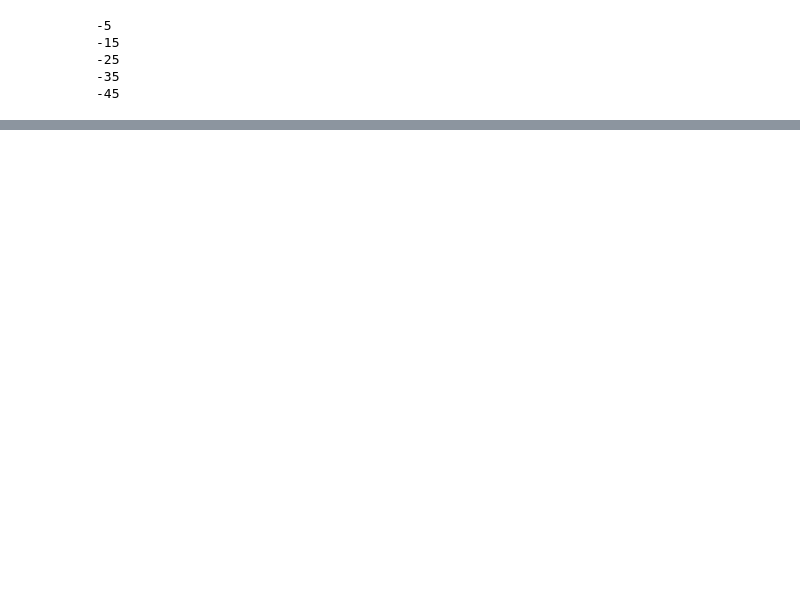
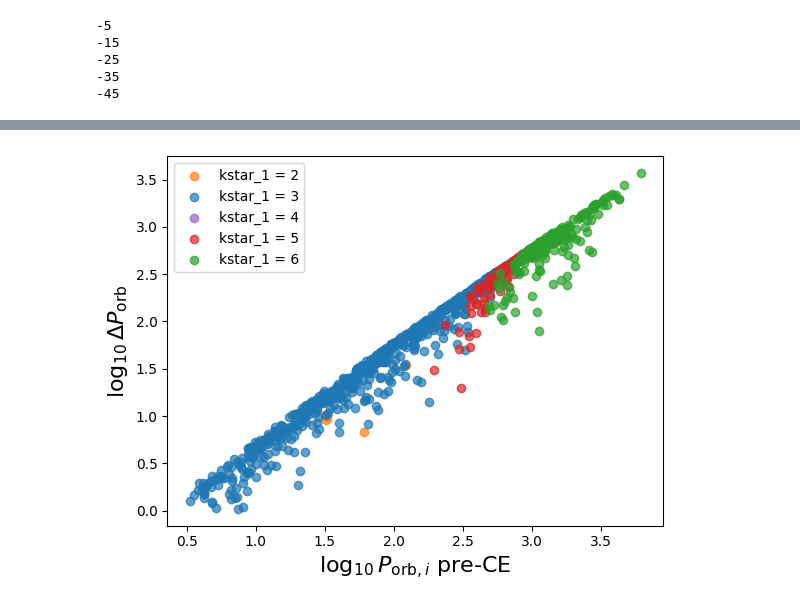
Before and after one commit to RunqiuYe/binary-evolution, a Jupyter notebook: cosmic code/distribution lambda.ipynb, the cells around one changed output, grey strips where cells are left out. Saved outputs shown, nothing was run; the diff lists cells and outputs as text; code cells hidden in the pictures; blank space fills up the shorter version.

```diff
--- a/cosmic code/distribution lambda.ipynb
+++ b/cosmic code/distribution lambda.ipynb
@@ -247,3 +248,31 @@ plt.show()
+# %%
+commonbinnums = np.intersect1d(rowList[0]['bin_num'], rowList[3]['bin_num'])
+commonList3 = rowList[3].loc[rowList[3]['bin_num'].isin(commonbinnums)]
+commonList0 = rowList[0].loc[rowList[0]['bin_num'].isin(commonbinnums)]
+color = ['tab:orange', 'tab:blue', 'tab:purple', 'tab:red', 'tab:green']
+
+for star in [2,3,4,5,6]:
+    subList3 = commonList3.loc[commonList3['bin_num'].isin(DList[0][star])]
+    subList0 = commonList0.loc[commonList0['bin_num'].isin(DList[0][star])]
+    # start = startList[0].loc[startList[0]['bin_num'].isin(commonbinnums)]
+    start = startList[0].loc[startList[0]['bin_num'].isin(subList0['bin_num'])]
+    # print(len(start))
+    # print(len(subList0))
+    plt.scatter(np.log10(start['porb']), np.log10(subList3['porb'].values-subList0['porb']), c=color[star-2], label= f'kstar_1 = {star}', alpha=0.7)
+
+plt.ylabel(r'$\log_{10} \Delta P_{\mathrm{orb}}$', fontsize=16)
+plt.xlabel(r'$\log_{10} P_{\mathrm{orb}, i}$ pre-CE', fontsize=16)
+plt.xlim()
+# plt.title(r'Difference of $P_{\mathrm{orb}}$ for lambdaf = -5 and -35')
+plt.legend()
+# cb = plt.colorbar()
+cb.set_label(label = r"$\log_{10} \Delta P_{\mathrm{orb}}$", size=16)
+plt.savefig("dif-kstar explain alt", dpi=300)
+plt.show()
+# bigger change when pre-CE orbit period is bigger
+# save this fig
+# %% [output]
+[figure, added]
 # %%
 commonbinnums = np.intersect1d(rowList[0]['bin_num'], rowList[3]['bin_num'])
 commonList3 = rowList[3].loc[rowList[3]['bin_num'].isin(commonbinnums)]
```
Also changed, not shown: parts of 11 cells of this notebook, 24 other files.
